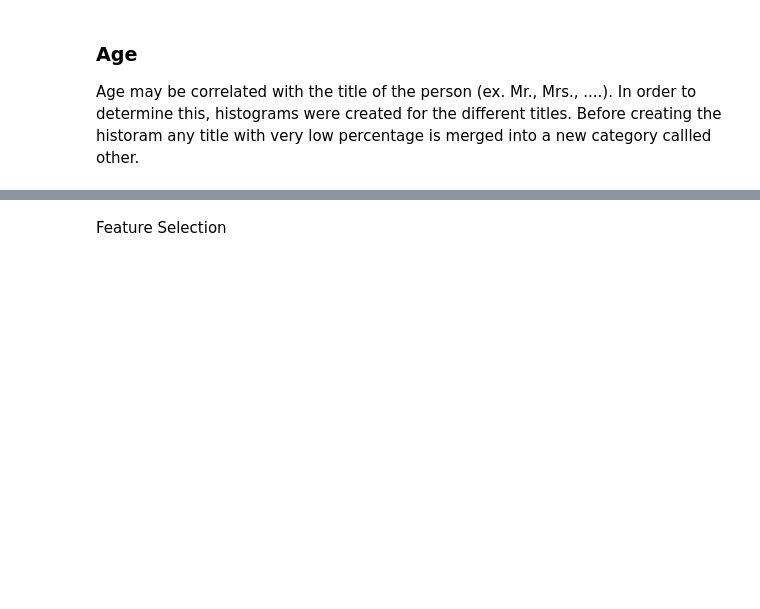
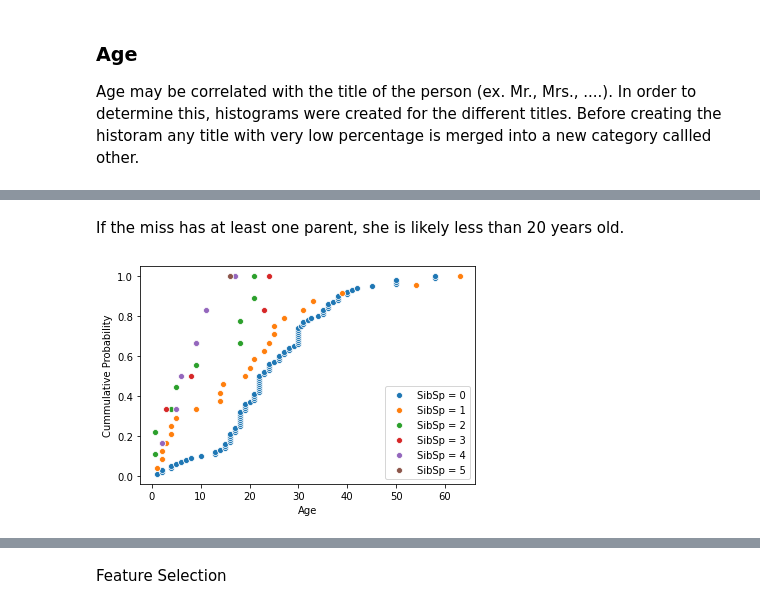
Before and after one commit to robertghennessy/Kaggle-Titanic, a Jupyter notebook: Titianic_Jupyter_v2.ipynb, the cells around one changed output, grey strips where cells are left out. Drawn from its saved outputs; the diff is of its cells as text; code cells hidden in the pictures; blank space fills up the shorter version.

```diff
--- a/Titianic_Jupyter_v2.ipynb
+++ b/Titianic_Jupyter_v2.ipynb
@@ -308,0 +358,6 @@ Check if ticket number can be used to fill in cabin. Unfortunately, only 10 tick
+# %% [markdown]
+If the miss has at least one parent, she is likely less than 20 years old.
+# %%
+multi_ecdf(train[train['Title'] == 'miss'], 'Age', 'SibSp')
+# %% [output]
+[figure, added]
```
Also changed, not shown: parts of 69 cells of this notebook.
